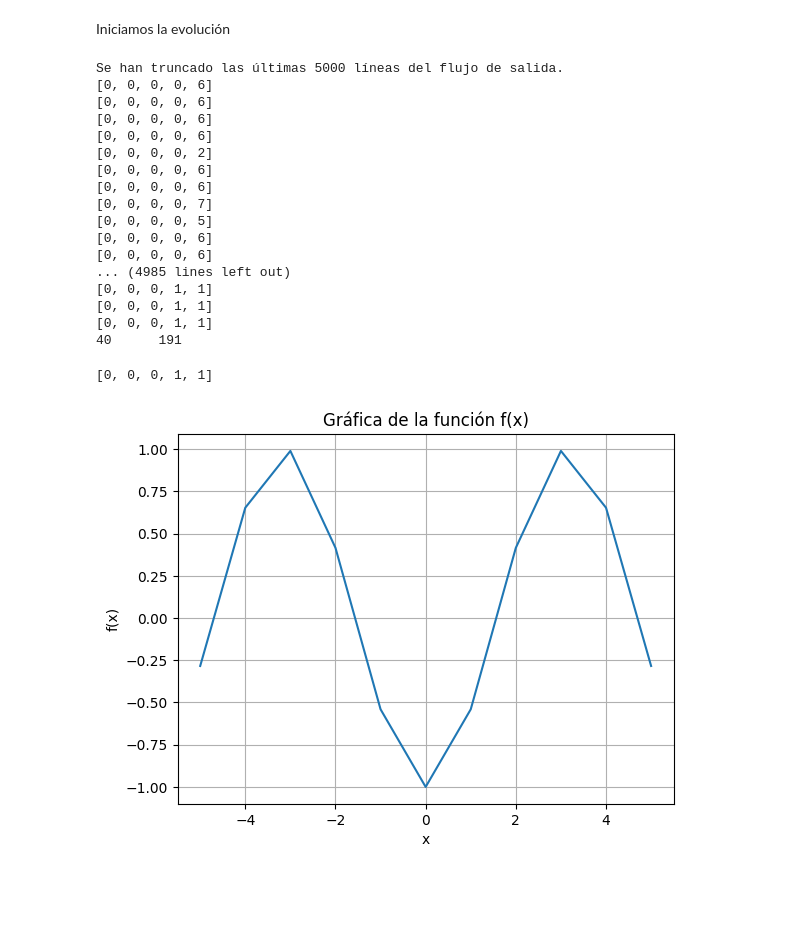
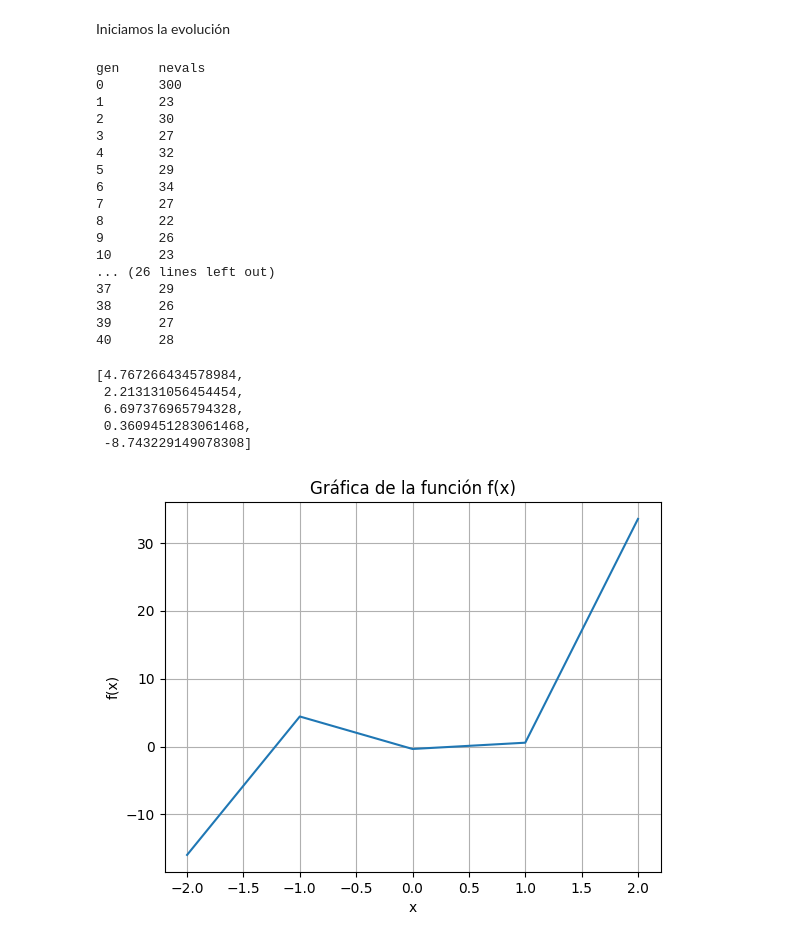
Before and after one commit to Yahred/evolutionary-computation, a Jupyter notebook: EAFunction.ipynb, the cells around one changed output. Drawn from its saved outputs; the diff is of its cells as text; code cells hidden in the pictures; blank space fills up the shorter version.

```diff
--- a/EAFunction.ipynb
+++ b/EAFunction.ipynb
@@ -74,49 +108,51 @@ random.seed(64)
 pop = toolbox.population(n=300)
 hof = tools.HallOfFame(1)
 
-pop, log = algorithms.eaSimple(pop, toolbox, cxpb=0.5, mutpb=0.2, ngen=40, halloffame=hof, verbose=True)
+pop, log = algorithms.eaMuPlusLambda(pop, toolbox, cxpb=0.7,  mu=10, lambda_=40, mutpb=0.2, ngen=40, halloffame=hof, verbose=True)
 
 ganador = tools.selBest(pop, k=1)[0]
 # %% [output]
-Se han truncado las últimas 5000 líneas del flujo de salida.
-[0, 0, 0, 0, 6]
-[0, 0, 0, 0, 6]
-[0, 0, 0, 0, 6]
-[0, 0, 0, 0, 6]
-[0, 0, 0, 0, 2]
-[0, 0, 0, 0, 6]
-[0, 0, 0, 0, 6]
-[0, 0, 0, 0, 7]
-[0, 0, 0, 0, 5]
-[0, 0, 0, 0, 6]
-[0, 0, 0, 0, 6]
-... (4985 lines left out)
-[0, 0, 0, 1, 1]
-[0, 0, 0, 1, 1]
-[0, 0, 0, 1, 1]
-40      191
+gen     nevals
+0       300
+1       23
+2       30
+3       27
+4       32
+5       29
+6       34
+7       27
+8       22
+9       26
+10      23
+... (26 lines left out)
+37      29
+38      26
+39      27
+40      28
 # %%
 ganador
 # %% [output]
-[0, 0, 0, 1, 1]
+[4.767266434578984,
+ 2.213131056454454,
+ 6.697376965794328,
+ 0.3609451283061468,
+ -8.743229149078308]
 # %%
-a, b, c, d, e, *rest = ganador
+a, b, c, d, e = ganador
 
 def f(x):
   return a*x**3 + b*x**2 - c * x - d * math.cos(e*x)
 
-# Crea un rango de valores de x desde -5 hasta 5
-x = range(-5, 6)
+x = range(-2, 3)
 
-# Calcula los valores correspondientes de y
 y = [f(x_val) for x_val in x]
 
 # Grafica la función
 plt.plot(x, y)
 plt.xlabel('x')
 plt.ylabel('f(x)')
 plt.title('Gráfica de la función f(x)')
 plt.grid(True)
 plt.show()
 # %% [output]
-[figure, old version]
+[figure, new version]
```
Also changed, not shown: parts of 8 cells of this notebook.
